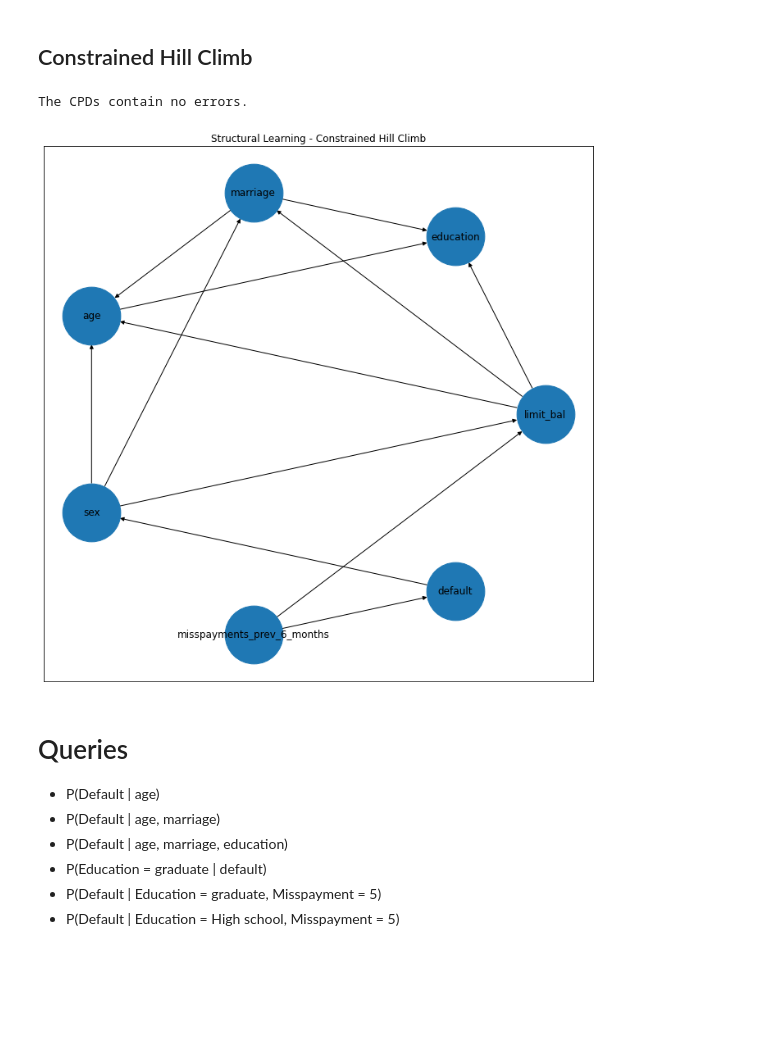
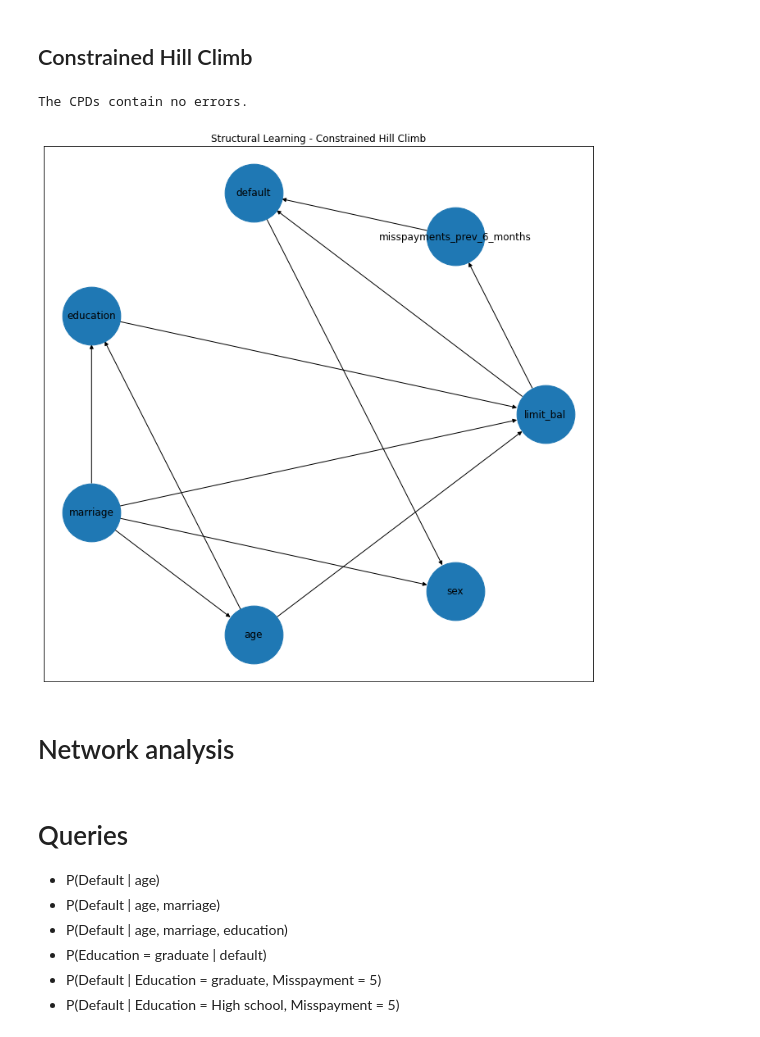
Before and after one commit to lorenzobalzani/bayesian-network-credit-cards, a Jupyter notebook: bayesian_network_credit_cards_default.ipynb, the cells around one changed output. Cells and saved outputs as stored; diff of their text form; code cells hidden in the pictures; blank space fills up the shorter version.

```diff
--- a/bayesian_network_credit_cards_default.ipynb
+++ b/bayesian_network_credit_cards_default.ipynb
@@ -261,18 +270,20 @@ The CPDs contain no errors.
 # %% [markdown]
 ## Constrained Hill Climb
 # %%
-edges_white_list = [('misspayments_prev_6_months', 'default')] # TODO add here
-edges_black_list = [('limit_bal', 'sex')] # TODO add here
+edges_white_list = [('misspayments_prev_6_months', 'default'), ('age','limit_bal')]
+edges_black_list = [('limit_bal', 'sex'), ('education', 'sex'), ('age', 'sex')]
 
 hill_climb = HillClimbSearch(data=train)
 constr_hill_climb_model = hill_climb.estimate(scoring_method=BDeuScore(data=train), fixed_edges=edges_white_list, \
                                               black_list=edges_black_list, show_progress=True)
 constr_hill_climb_model = BayesianNetwork(constr_hill_climb_model.edges())
 plot_network(constr_hill_climb_model, 'Structural Learning - Constrained Hill Climb')
 constr_hill_climb_model, hill_climb_constr_cpds = fit_bayesian_network(constr_hill_climb_model, prior_type = 'BDeu', print_cpd = False)
 # %% [output]
 The CPDs contain no errors.
-[figure, old version]
+[figure, new version]
+# %% [markdown]
+# Network analysis
 # %% [markdown]
 # Queries
 * P(Default | age)
```
Also changed, not shown: parts of 14 cells of this notebook.
